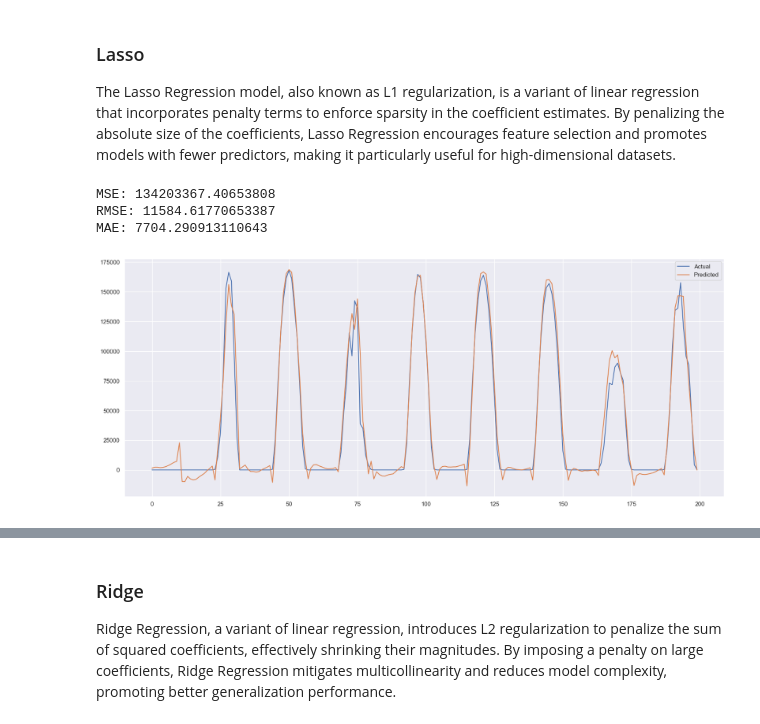
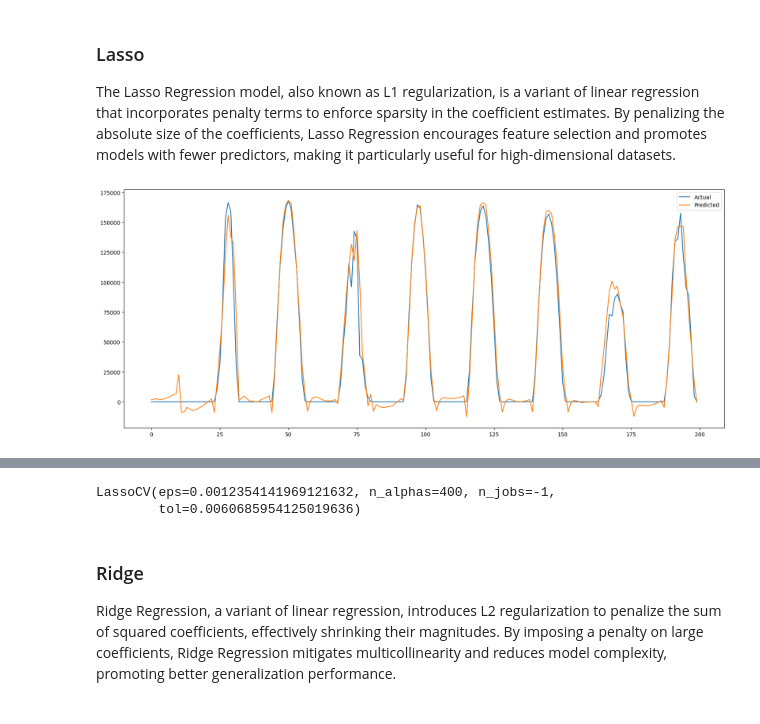
Before and after one commit to Renovus-Tech/solarec-python, a Jupyter notebook: app/ml/notebooks/anomaly_detection/3 - Model traning.ipynb, the cells around one changed output, grey strips where cells are left out. Cells and saved outputs as stored; diff of their text form; code cells hidden in the pictures.

```diff
--- a/app/ml/notebooks/anomaly_detection/3 - Model traning.ipynb
+++ b/app/ml/notebooks/anomaly_detection/3 - Model traning.ipynb
@@ -157,18 +202,14 @@ MAE: 7925.8760167734645
 ### Lasso
 
 The Lasso Regression model, also known as L1 regularization, is a variant of linear regression that incorporates penalty terms to enforce sparsity in the coefficient estimates. By penalizing the absolute size of the coefficients, Lasso Regression encourages feature selection and promotes models with fewer predictors, making it particularly useful for high-dimensional datasets.
-# %%
-
-lasso = LassoCV()
-model = make_pipeline(StandardScaler(), lasso)
-model.fit(x_train, y_train)
-
-y_pred = model.predict(x_val)
-
-calculate_metrics(y_pred, y_val, 'LassoCV', lasso.get_params(True))
-plot_predictions(y_pred, y_val.values)
-# %% [output]
-MSE: 134203367.40653808
-RMSE: 11584.61770653387
-MAE: 7704.290913110643
-[figure, removed]
+# %%
+model_factory = lambda **params: LassoCV(**params, n_jobs=-1)
+space = {
+    'n_alphas': hp.choice('n_alphas', [10, 100, 200, 400]),
+    'eps': hp.uniform('eps', 0.001, 0.1),
+    'tol': hp.uniform('tol', 0.0001, 0.01),
+}
+
+experiment(model_factory, space, max_evals=20)
+# %% [output]
+[figure, added]
@@ -175,3 +217,5 @@ MAE: 7704.290913110643
+LassoCV(eps=0.0012354141969121632, n_alphas=400, n_jobs=-1,
+        tol=0.0060685954125019636)
 # %% [markdown]
 ### Ridge
 
```
Also changed, not shown: parts of 43 cells of this notebook.
